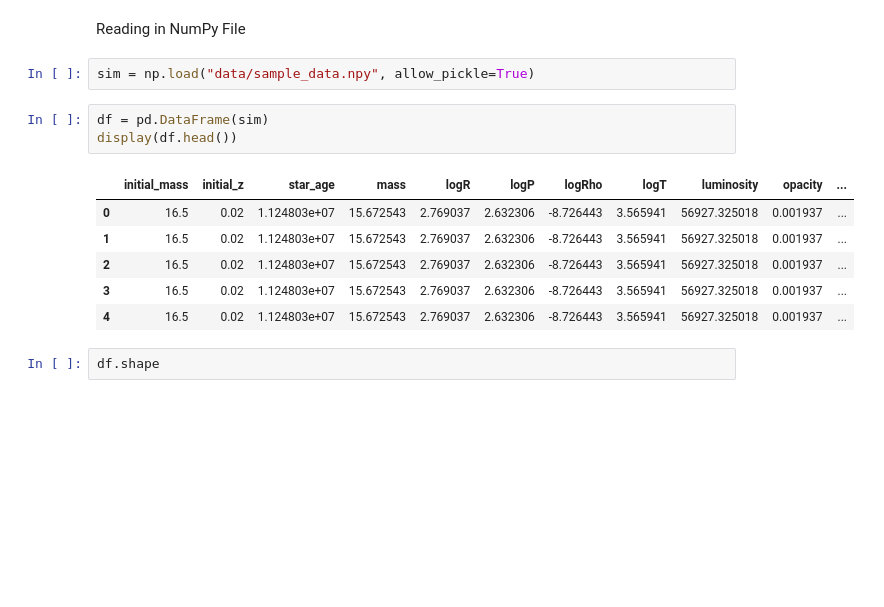
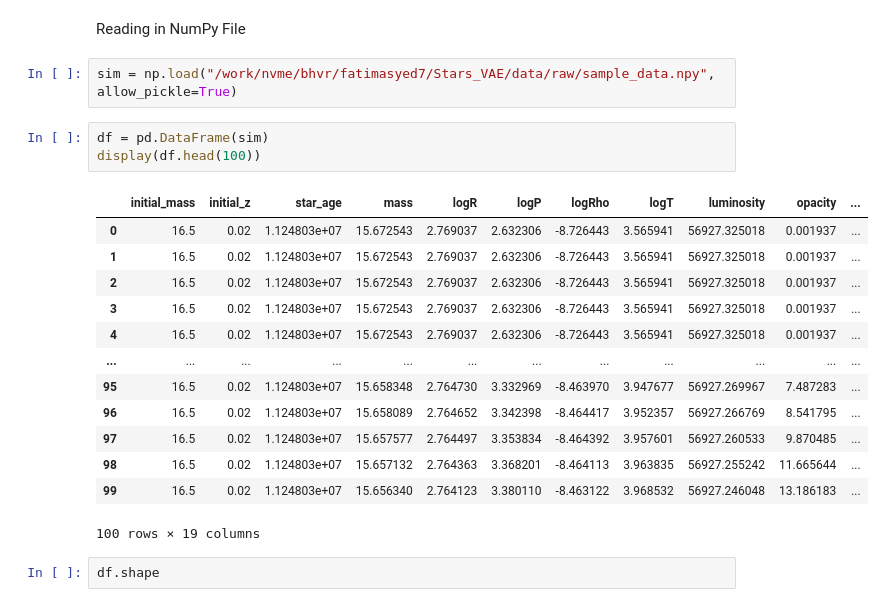
Before and after one commit to phanphaze/Stars_VAE, a Jupyter notebook: data/read_data.ipynb, the cells around one changed output. Saved outputs shown, nothing was run; the diff lists cells and outputs as text; blank space fills up the shorter version.

```diff
--- a/data/read_data.ipynb
+++ b/data/read_data.ipynb
@@ -21,17 +21,24 @@ mpl.rcParams.update({
 # %% [markdown]
 Reading in NumPy File
 # %%
-sim = np.load("data/sample_data.npy", allow_pickle=True)
+sim = np.load("/work/nvme/bhvr/fatimasyed7/Stars_VAE/data/raw/sample_data.npy", allow_pickle=True)
 # %%
 df = pd.DataFrame(sim)
-display(df.head())
+display(df.head(100))
 # %% [output]
 |  | initial_mass | initial_z | star_age | mass | logR | logP | logRho | logT | luminosity | opacity | ... |
 | 0 | 16.5 | 0.02 | 1.124803e+07 | 15.672543 | 2.769037 | 2.632306 | -8.726443 | 3.565941 | 56927.325018 | 0.001937 | ... |
 | 1 | 16.5 | 0.02 | 1.124803e+07 | 15.672543 | 2.769037 | 2.632306 | -8.726443 | 3.565941 | 56927.325018 | 0.001937 | ... |
 | 2 | 16.5 | 0.02 | 1.124803e+07 | 15.672543 | 2.769037 | 2.632306 | -8.726443 | 3.565941 | 56927.325018 | 0.001937 | ... |
 | 3 | 16.5 | 0.02 | 1.124803e+07 | 15.672543 | 2.769037 | 2.632306 | -8.726443 | 3.565941 | 56927.325018 | 0.001937 | ... |
 | 4 | 16.5 | 0.02 | 1.124803e+07 | 15.672543 | 2.769037 | 2.632306 | -8.726443 | 3.565941 | 56927.325018 | 0.001937 | ... |
+| ... | ... | ... | ... | ... | ... | ... | ... | ... | ... | ... | ... |
+| 95 | 16.5 | 0.02 | 1.124803e+07 | 15.658348 | 2.764730 | 3.332969 | -8.463970 | 3.947677 | 56927.269967 | 7.487283 | ... |
+| 96 | 16.5 | 0.02 | 1.124803e+07 | 15.658089 | 2.764652 | 3.342398 | -8.464417 | 3.952357 | 56927.266769 | 8.541795 | ... |
+| 97 | 16.5 | 0.02 | 1.124803e+07 | 15.657577 | 2.764497 | 3.353834 | -8.464392 | 3.957601 | 56927.260533 | 9.870485 | ... |
+| 98 | 16.5 | 0.02 | 1.124803e+07 | 15.657132 | 2.764363 | 3.368201 | -8.464113 | 3.963835 | 56927.255242 | 11.665644 | ... |
+| 99 | 16.5 | 0.02 | 1.124803e+07 | 15.656340 | 2.764123 | 3.380110 | -8.463122 | 3.968532 | 56927.246048 | 13.186183 | ... |
+100 rows × 19 columns
 # %%
 df.shape
 # %% [output]
```
Also changed, not shown: parts of 2 cells of this notebook, 2 other files.
